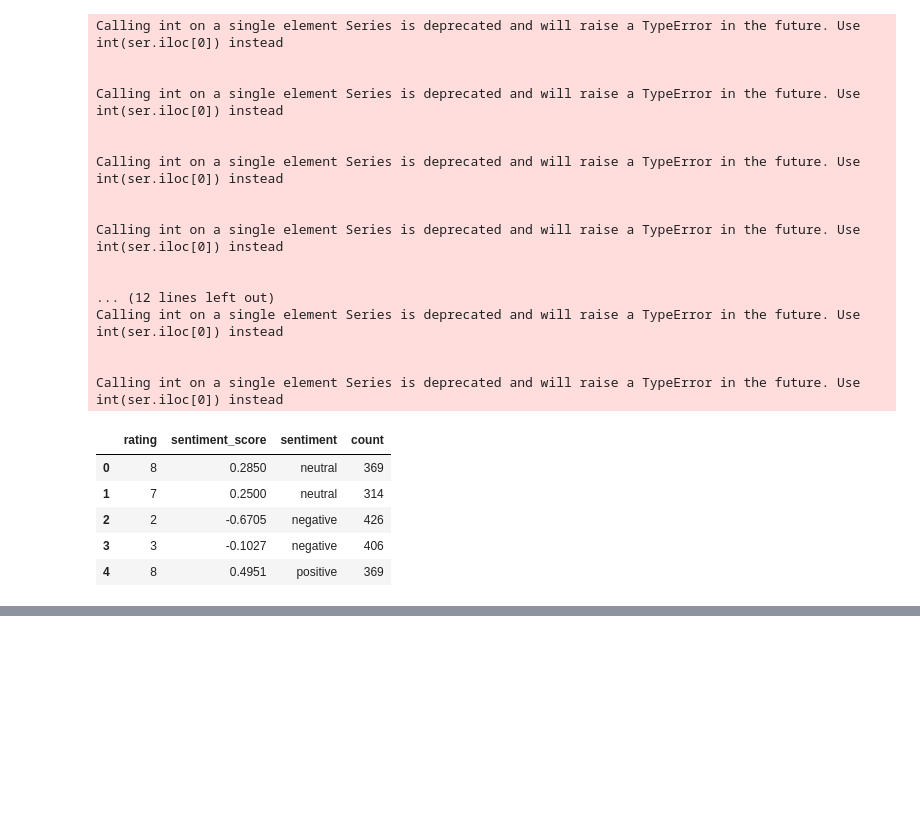
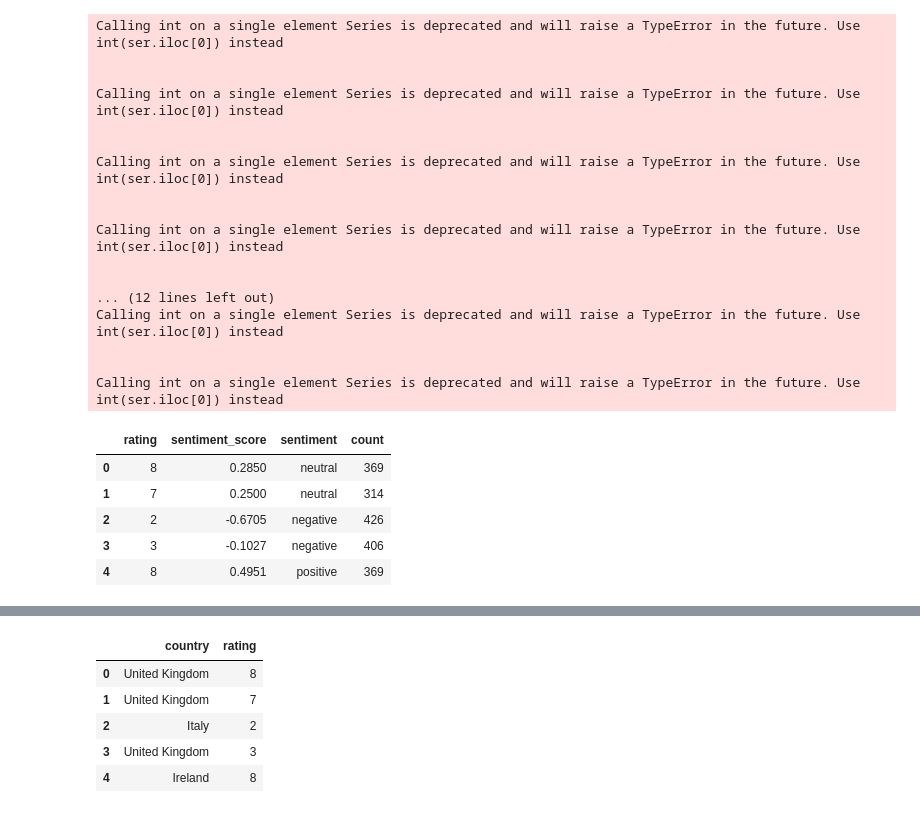
Before and after one commit to nitish-sadhu/ba_review_analysis, a Jupyter notebook: visualisation.ipynb, the cells around one changed output, grey strips where cells are left out. Drawn from its saved outputs; the diff is of its cells as text; code cells hidden in the pictures; blank space fills up the shorter version.

```diff
--- a/visualisation.ipynb
+++ b/visualisation.ipynb
@@ -213,0 +237,11 @@ plot.show()
+# %%
+countries_rating = pd.DataFrame(countries)
+countries_rating["rating"] = pd.to_numeric(countries_rating["rating"])
+countries_rating.head()
+# %% [output]
+|  | country | rating |
+| 0 | United Kingdom | 8 |
+| 1 | United Kingdom | 7 |
+| 2 | Italy | 2 |
+| 3 | United Kingdom | 3 |
+| 4 | Ireland | 8 |
```
Also changed, not shown: parts of 17 cells of this notebook.
